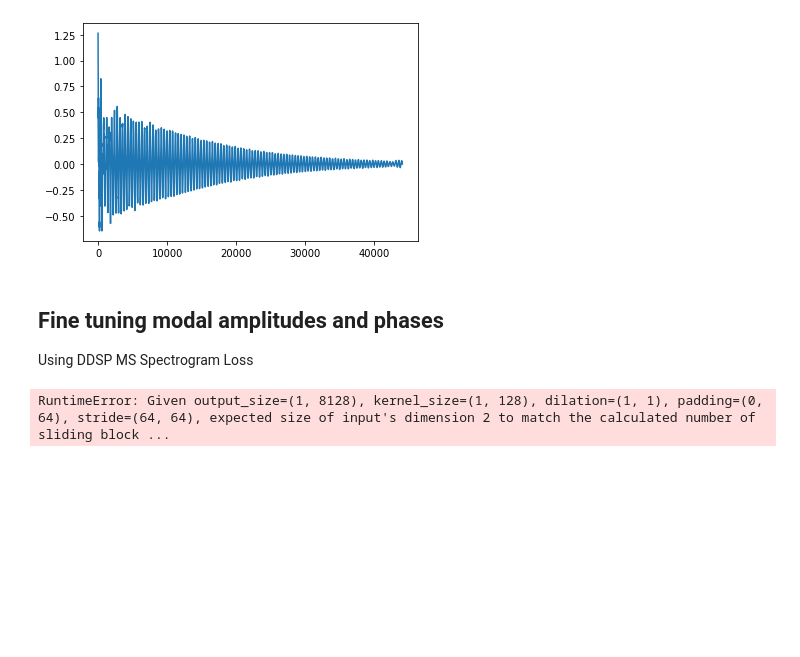
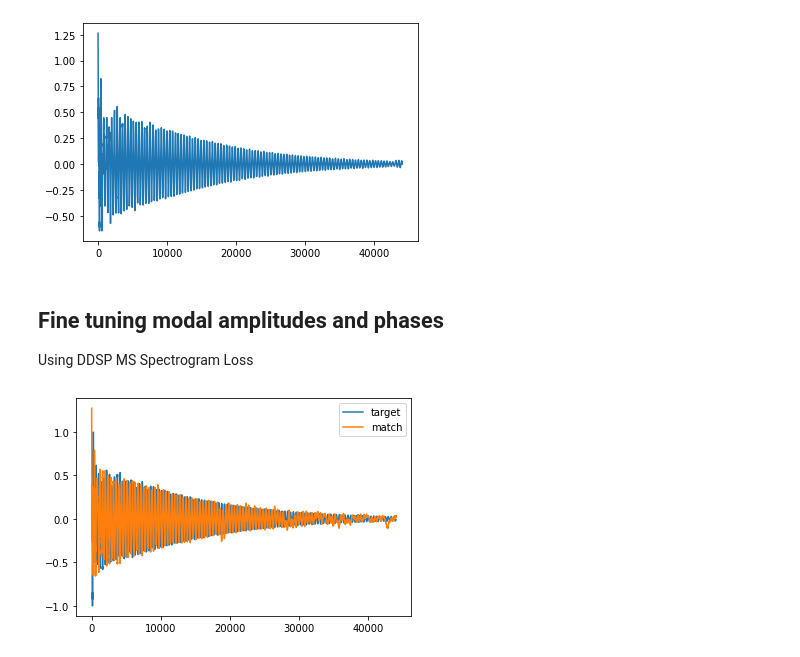
Before and after one commit to jorshi/drumblender, a Jupyter notebook: examples/modes_noise.ipynb, the cells around one changed output. Drawn from its saved outputs; the diff is of its cells as text; code cells hidden in the pictures; blank space fills up the shorter version.

Commit message:
Added notebook examples. Fixed typo in noise generator that yielded wrong size in output

```diff
--- a/examples/modes_noise.ipynb
+++ b/examples/modes_noise.ipynb
@@ -115,7 +115,7 @@ class ModalNoiseTuner(nn.Module):
         self.amps = nn.Parameter(amps,requires_grad=True)
         self.phases = nn.Parameter(phases,requires_grad=True)
         noise_bands = torch.rand(amps.shape[0],amps.shape[2],n_bands)
-        self.noise_bands = nn.Parameter(noise_bands,requires_grad=True)
+        self.noise_bands = nn.Parameter(noise_bands/noise_bands.shape[-1],requires_grad=True)
         self.sr = sr
 
     def forward(self):
@@ -127,19 +127,18 @@ class ModalNoiseTuner(nn.Module):
 noise_synth = NoiseGenerator(window_size=hop_length*2)
 n_bands = 60
 tuner = ModalNoiseTuner(modal_synth,noise_synth,freqs,amps,phase_start,n_bands,sr)
-
-x = tuner()
-#optimize = DDSPFineTuneDrum(tuner, iters=50, lr=1e-3)
-#optimize(target)
-# %% [output]
-RuntimeError: Given output_size=(1, 8128), kernel_size=(1, 128), dilation=(1, 1), padding=(0, 64), stride=(64, 64), expected size of input's dimension 2 to match the calculated number of sliding block ...
+# %%
+optimize = DDSPFineTuneDrum(tuner, iters=50, lr=1e-3)
+optimize(target)
 # %%
 x = tuner()
 
 plt.plot(target[0].detach().numpy(), label="target")
 plt.plot(x[0].detach().numpy(), label="match")
 plt.legend()
 plt.show()
 
 ipd.display(ipd.Audio(x[0].detach().numpy(), rate=sr))
-ipd.display(ipd.Audio(kick[0].detach().numpy(), rate=sr))
+ipd.display(ipd.Audio(target[0].detach().numpy(), rate=sr))
+# %% [output]
+[figure, added]
```
Also changed, not shown: parts of 2 cells of this notebook, 3 other files.
